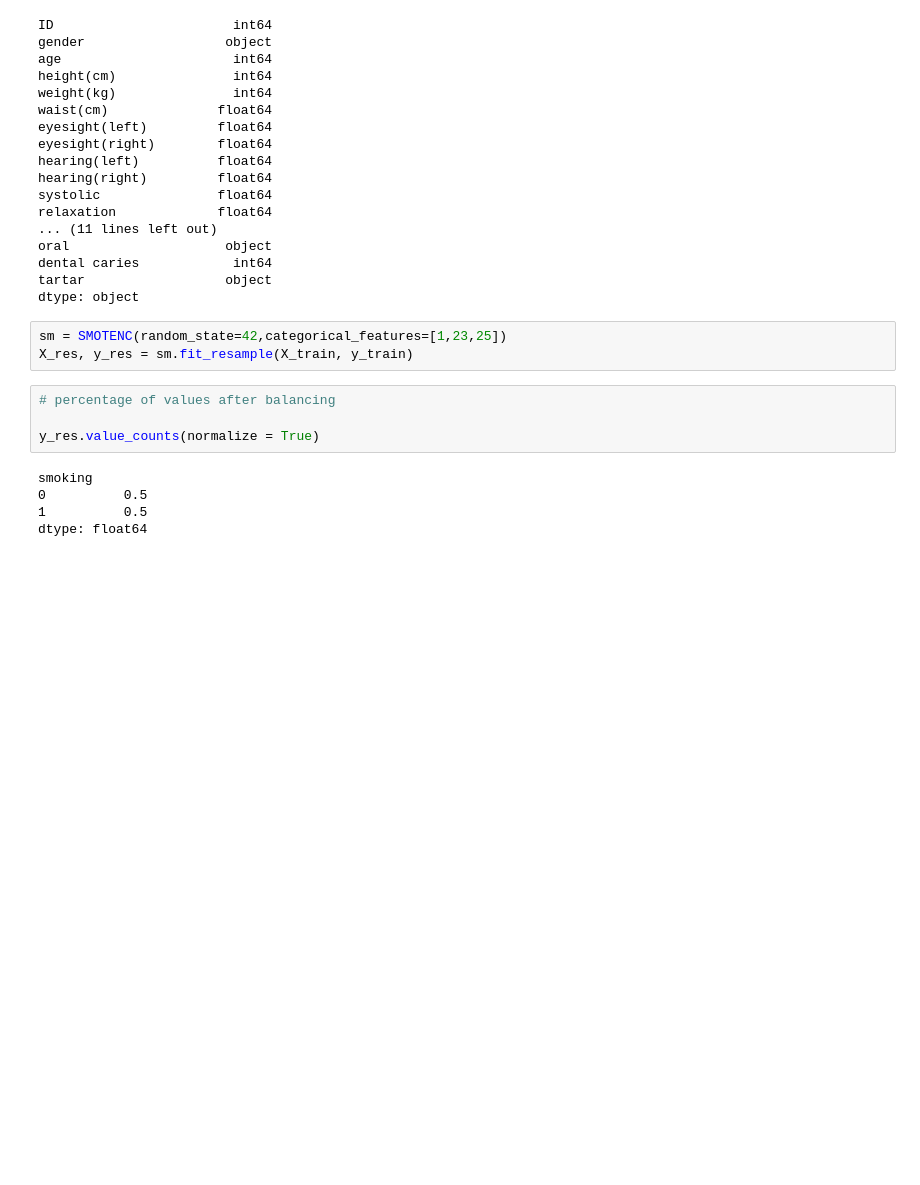
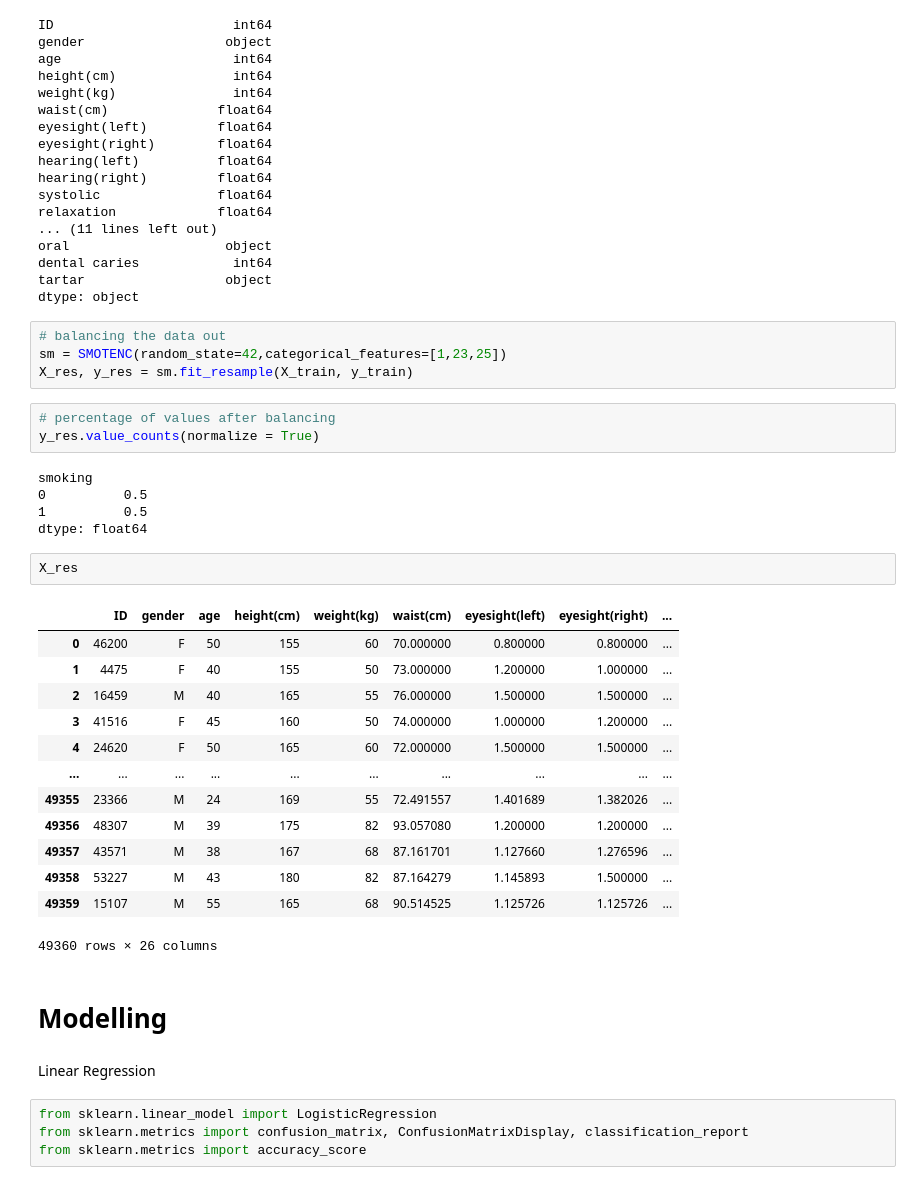
Before and after one commit to Renga1999/Data_Mining_Project_Body_Signal_due_to_smoking, a Jupyter notebook: Team2_python_project.ipynb, the cells around one changed output. Cells and saved outputs as stored; diff of their text form; blank space fills up the shorter version.

```diff
--- a/Team2_python_project.ipynb
+++ b/Team2_python_project.ipynb
@@ -339,14 +339,38 @@ dental caries            int64
 tartar                  object
 dtype: object
 # %%
+# balancing the data out
 sm = SMOTENC(random_state=42,categorical_features=[1,23,25])
 X_res, y_res = sm.fit_resample(X_train, y_train)
 # %%
 # percentage of values after balancing
-
 y_res.value_counts(normalize = True)
 # %% [output]
 smoking
 0          0.5
 1          0.5
 dtype: float64
+# %%
+X_res
+# %% [output]
+|  | ID | gender | age | height(cm) | weight(kg) | waist(cm) | eyesight(left) | eyesight(right) | ... |
+| 0 | 46200 | F | 50 | 155 | 60 | 70.000000 | 0.800000 | 0.800000 | ... |
+| 1 | 4475 | F | 40 | 155 | 50 | 73.000000 | 1.200000 | 1.000000 | ... |
+| 2 | 16459 | M | 40 | 165 | 55 | 76.000000 | 1.500000 | 1.500000 | ... |
+| 3 | 41516 | F | 45 | 160 | 50 | 74.000000 | 1.000000 | 1.200000 | ... |
+| 4 | 24620 | F | 50 | 165 | 60 | 72.000000 | 1.500000 | 1.500000 | ... |
+| ... | ... | ... | ... | ... | ... | ... | ... | ... | ... |
+| 49355 | 23366 | M | 24 | 169 | 55 | 72.491557 | 1.401689 | 1.382026 | ... |
+| 49356 | 48307 | M | 39 | 175 | 82 | 93.057080 | 1.200000 | 1.200000 | ... |
+| 49357 | 43571 | M | 38 | 167 | 68 | 87.161701 | 1.127660 | 1.276596 | ... |
+| 49358 | 53227 | M | 43 | 180 | 82 | 87.164279 | 1.145893 | 1.500000 | ... |
+| 49359 | 15107 | M | 55 | 165 | 68 | 90.514525 | 1.125726 | 1.125726 | ... |
+49360 rows × 26 columns
+# %% [markdown]
+# Modelling
+# %% [markdown]
+Linear Regression
+# %%
+from sklearn.linear_model import LogisticRegression
+from sklearn.metrics import confusion_matrix, ConfusionMatrixDisplay, classification_report
+from sklearn.metrics import accuracy_score
```
Also changed, not shown: parts of 31 cells of this notebook.
